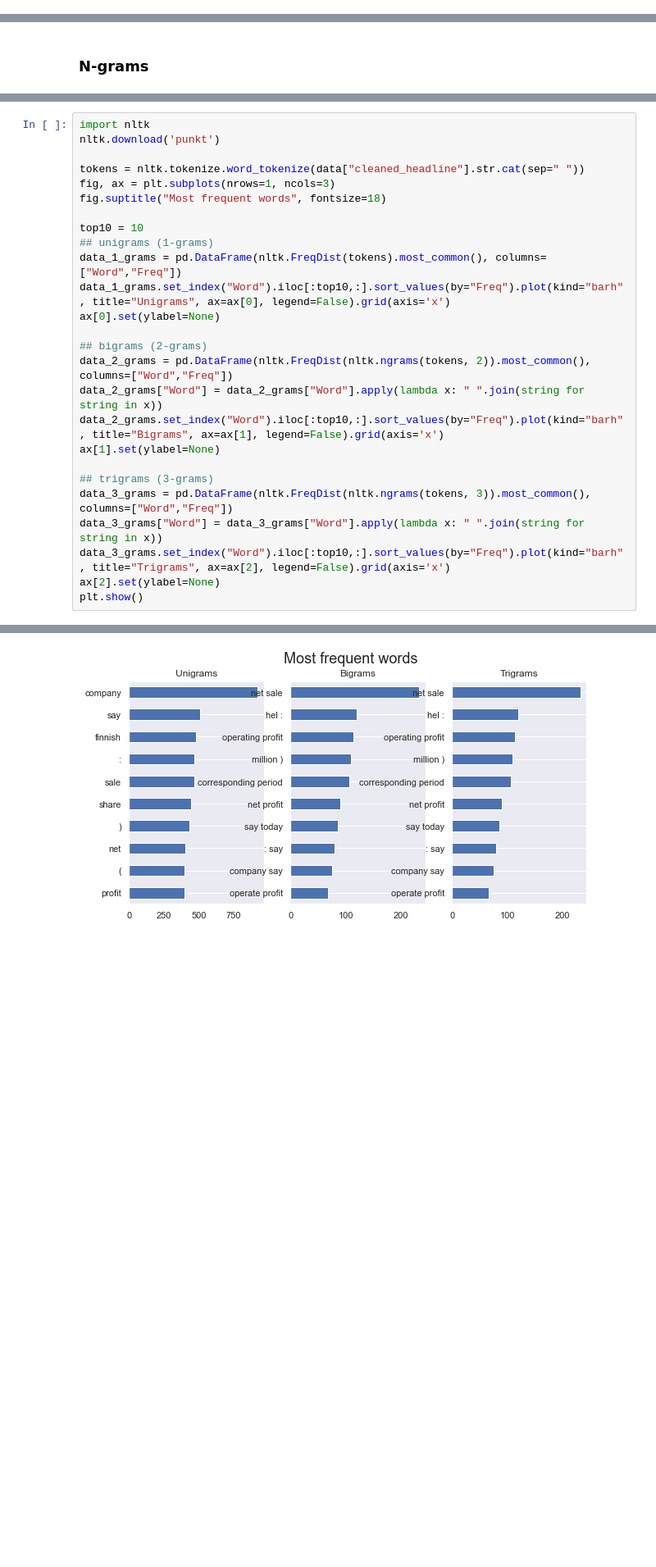
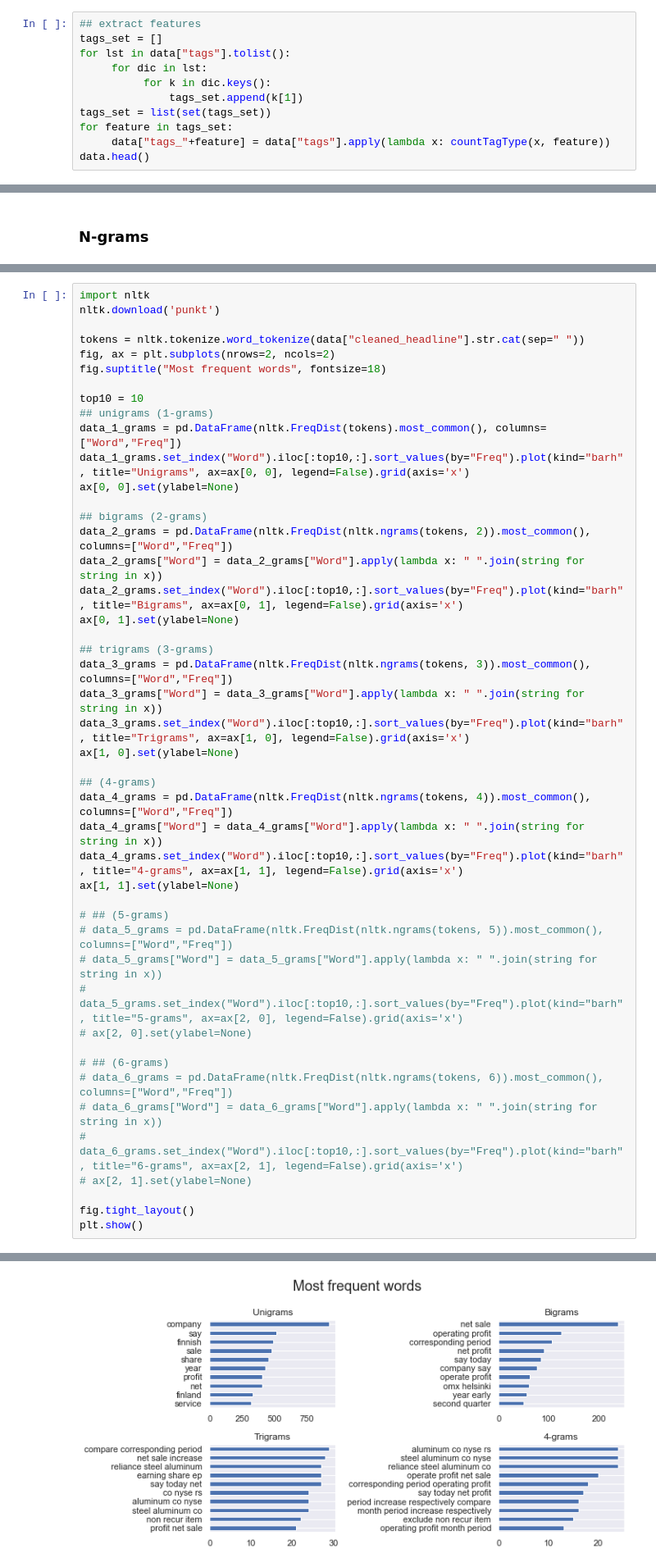
Before and after one commit to arnodunstatter/COSC4337-project, a Jupyter notebook: Financial_Sentiment_Analysis_Project.ipynb, the cells around one changed output, grey strips where cells are left out. Shown at 82% size. Drawn from its saved outputs; the diff is of its cells as text; blank space fills up the shorter version.

```diff
--- a/Financial_Sentiment_Analysis_Project.ipynb
+++ b/Financial_Sentiment_Analysis_Project.ipynb
@@ -485,0 +559,11 @@ def countTagType(tuples, tag):
+# %%
+## extract features
+tags_set = []
+for lst in data["tags"].tolist():
+     for dic in lst:
+          for k in dic.keys():
+              tags_set.append(k[1])
+tags_set = list(set(tags_set))
+for feature in tags_set:
+     data["tags_"+feature] = data["tags"].apply(lambda x: countTagType(x, feature))
+data.head()
@@ -682,31 +731,51 @@ pacific basin shipping: positive profit alert
 # %%
 import nltk
 nltk.download('punkt')
 
 tokens = nltk.tokenize.word_tokenize(data["cleaned_headline"].str.cat(sep=" "))
-fig, ax = plt.subplots(nrows=1, ncols=3)
+fig, ax = plt.subplots(nrows=2, ncols=2)
 fig.suptitle("Most frequent words", fontsize=18)
 
 top10 = 10
 ## unigrams (1-grams)
 data_1_grams = pd.DataFrame(nltk.FreqDist(tokens).most_common(), columns=["Word","Freq"])
-data_1_grams.set_index("Word").iloc[:top10,:].sort_values(by="Freq").plot(kind="barh", title="Unigrams", ax=ax[0], legend=False).grid(axis='x')
-ax[0].set(ylabel=None)
+data_1_grams.set_index("Word").iloc[:top10,:].sort_values(by="Freq").plot(kind="barh", title="Unigrams", ax=ax[0, 0], legend=False).grid(axis='x')
+ax[0, 0].set(ylabel=None)
 
 ## bigrams (2-grams)
 data_2_grams = pd.DataFrame(nltk.FreqDist(nltk.ngrams(tokens, 2)).most_common(), columns=["Word","Freq"])
 data_2_grams["Word"] = data_2_grams["Word"].apply(lambda x: " ".join(string for string in x))
-data_2_grams.set_index("Word").iloc[:top10,:].sort_values(by="Freq").plot(kind="barh", title="Bigrams", ax=ax[1], legend=False).grid(axis='x')
-ax[1].set(ylabel=None)
+data_2_grams.set_index("Word").iloc[:top10,:].sort_values(by="Freq").plot(kind="barh", title="Bigrams", ax=ax[0, 1], legend=False).grid(axis='x')
+ax[0, 1].set(ylabel=None)
 
 ## trigrams (3-grams)
 data_3_grams = pd.DataFrame(nltk.FreqDist(nltk.ngrams(tokens, 3)).most_common(), columns=["Word","Freq"])
 data_3_grams["Word"] = data_3_grams["Word"].apply(lambda x: " ".join(string for string in x))
-data_3_grams.set_index("Word").iloc[:top10,:].sort_values(by="Freq").plot(kind="barh", title="Trigrams", ax=ax[2], legend=False).grid(axis='x')
-ax[2].set(ylabel=None)
+data_3_grams.set_index("Word").iloc[:top10,:].sort_values(by="Freq").plot(kind="barh", title="Trigrams", ax=ax[1, 0], legend=False).grid(axis='x')
+ax[1, 0].set(ylabel=None)
+
+## (4-grams)
+data_4_grams = pd.DataFrame(nltk.FreqDist(nltk.ngrams(tokens, 4)).most_common(), columns=["Word","Freq"])
+data_4_grams["Word"] = data_4_grams["Word"].apply(lambda x: " ".join(string for string in x))
+data_4_grams.set_index("Word").iloc[:top10,:].sort_values(by="Freq").plot(kind="barh", title="4-grams", ax=ax[1, 1], legend=False).grid(axis='x')
+ax[1, 1].set(ylabel=None)
+
+# ## (5-grams)
+# data_5_grams = pd.DataFrame(nltk.FreqDist(nltk.ngrams(tokens, 5)).most_common(), columns=["Word","Freq"])
+# data_5_grams["Word"] = data_5_grams["Word"].apply(lambda x: " ".join(string for string in x))
+# data_5_grams.set_index("Word").iloc[:top10,:].sort_values(by="Freq").plot(kind="barh", title="5-grams", ax=ax[2, 0], legend=False).grid(axis='x')
+# ax[2, 0].set(ylabel=None)
+
+# ## (6-grams)
+# data_6_grams = pd.DataFrame(nltk.FreqDist(nltk.ngrams(tokens, 6)).most_common(), columns=["Word","Freq"])
+# data_6_grams["Word"] = data_6_grams["Word"].apply(lambda x: " ".join(string for string in x))
+# data_6_grams.set_index("Word").iloc[:top10,:].sort_values(by="Freq").plot(kind="barh", title="6-grams", ax=ax[2, 1], legend=False).grid(axis='x')
+# ax[2, 1].set(ylabel=None)
+
+fig.tight_layout()
 plt.show()
 # %% [output]
 [nltk_data] Downloading package punkt to
 [nltk_data]     C:\Users\arnod\AppData\Roaming\nltk_data...
 [nltk_data]   Package punkt is already up-to-date!
-[figure, old version]
+[figure, new version]
```
Also changed, not shown: parts of 34 cells of this notebook.
